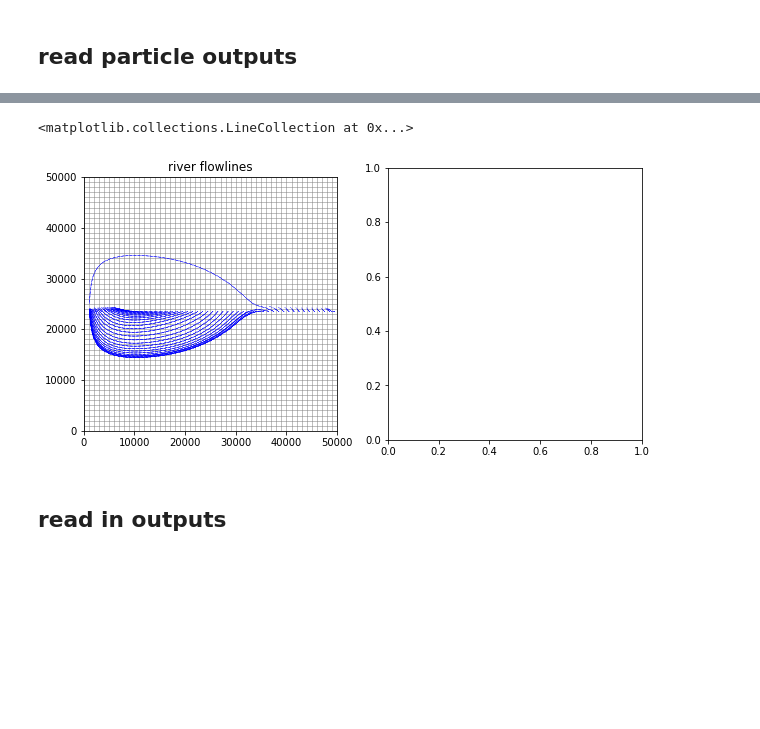
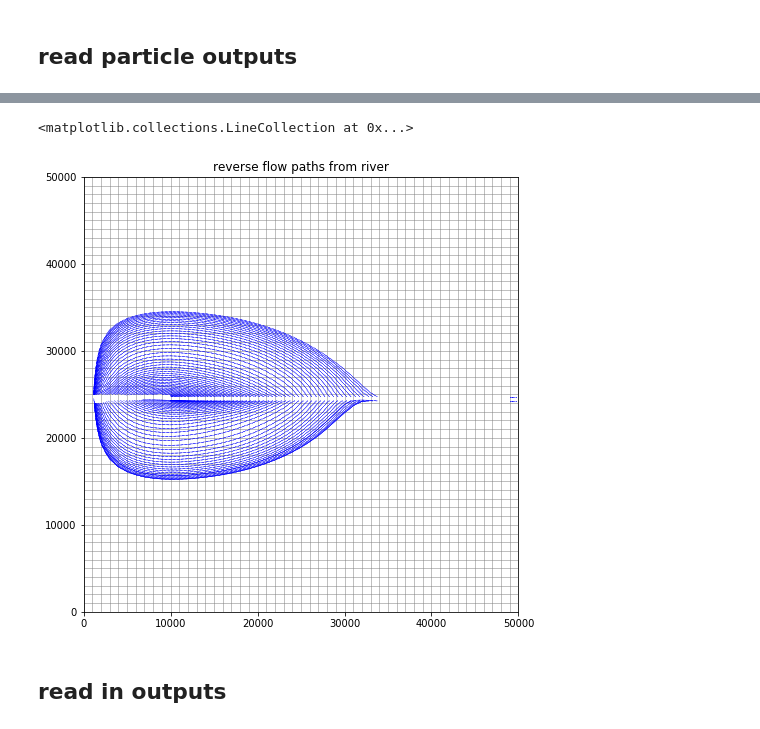
Before and after one commit to groundwater-modeling-Spring2020/Aguaseca_Project, a Jupyter notebook: Domain setup/Domain_Setup_Abe.ipynb, the cells around one changed output, grey strips where cells are left out. Drawn from its saved outputs; the diff is of its cells as text; code cells hidden in the pictures; blank space fills up the shorter version.

Commit message:
added well heads and more particles

```diff
--- a/Domain setup/Domain_Setup_Abe.ipynb
+++ b/Domain setup/Domain_Setup_Abe.ipynb
@@ -523,32 +537,19 @@ erv = e.get_destination_endpoint_data(dest_cells=rvnodes)
 # %%
-f, axes = plt.subplots(ncols=2, nrows=1, figsize=(10, 5))
+#f, axes = plt.subplots(ncols=2, nrows=1, figsize=(10, 5))
 
-ax = axes[0]
+#ax = axes[0]
+fig = plt.figure(figsize=(8, 8))
+ax = fig.add_subplot(1, 1, 1, aspect='equal')
+
 ax.set_aspect('equal')
-ax.set_title('river flowlines')
+ax.set_title('reverse flow paths from river')
 mm = flopy.plot.PlotMapView(model=m, ax=ax)
 mm.plot_grid(lw=0.5)
-mm.plot_pathline(pall, layer='all', color='blue', lw=0.5, linestyle=':', label='?') #,marker='o', markercolor='black', markersize=3, markerevery=5)
+mm.plot_pathline(pall, layer='all', color='blue', lw=0.5, linestyle=':', label='river flowlines') #,marker='o', markercolor='black', markersize=3, markerevery=5)
 #mm.plot_pathline(petzoneE2, layer='all', color='red', lw=0.5, linestyle=':', label='captured by well') # ,marker='o', markercolor='black', markersize=3, markerevery=5)
-
-#mm.plot_pathline(pwellE, layer='all', color='orange', lw=0.5, linestyle=':', label='captured by well') # ,marker='o', markercolor='black', markersize=3, markerevery=5)
-
-
-# ax = axes[1]
-# ax.set_aspect('equal')
-# ax.set_title('ET Scenario 3 Flowlines')
-# mm = flopy.plot.PlotMapView(model=me3, ax=ax)
-# mm.plot_grid(lw=0.5)
-# mm.plot_pathline(pallE3, layer='all', color='blue', lw=0.5, linestyle=':', label='not captured by wells') #,marker='o', markercolor='black', markersize=3, markerevery=5)
-# mm.plot_pathline(petzoneE3, layer='all', color='red', lw=0.5, linestyle=':', label='captured by well') # ,marker='o', markercolor='black', markersize=3, markerevery=5)
-
-# #mm.plot_pathline(pwellW, layer='all', color='orange', lw=0.5, linestyle=':', label='captured by well') # ,marker='o', markercolor='black', markersize=3, markerevery=5)
-
-# plt.tight_layout();
-# plt.savefig('Pathlines.png')
 # %% [output]
 <matplotlib.collections.LineCollection at 0x...>
-[figure, old version]
+[figure, new version]
 # %% [markdown]
 ## read in outputs
 # %%
```
Also changed, not shown: parts of 9 cells of this notebook.
